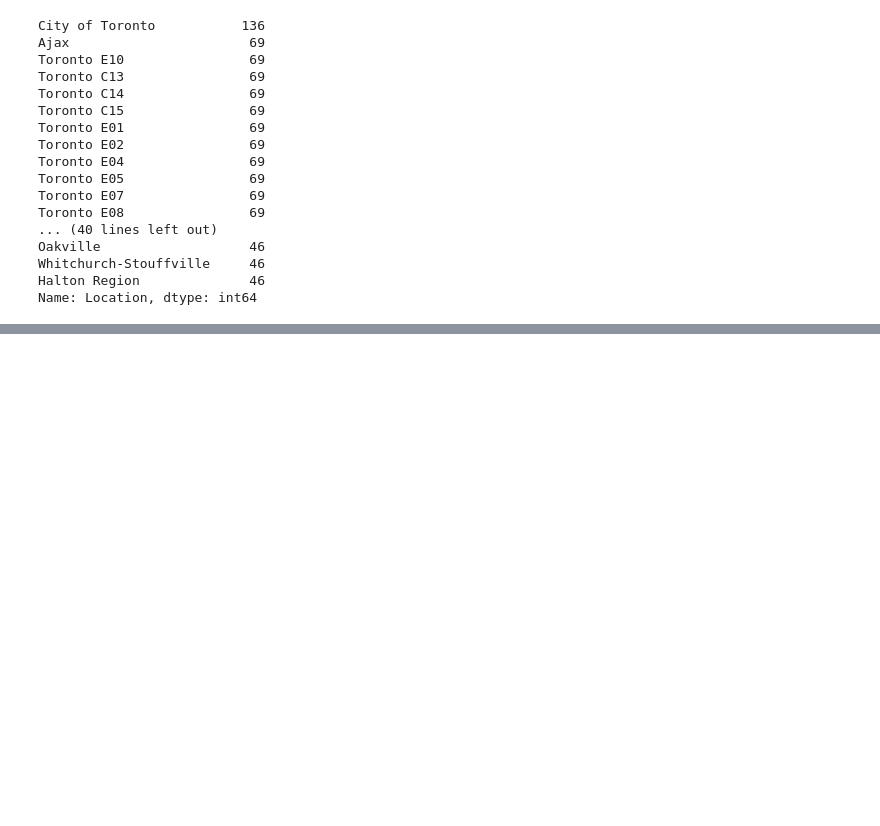
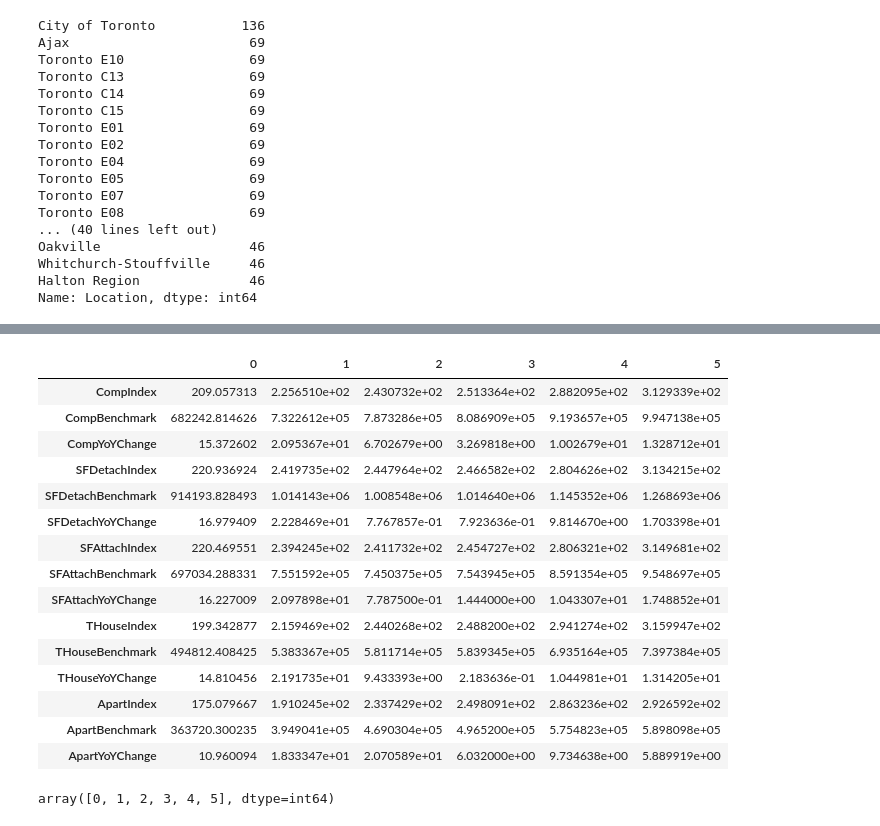
Before and after one commit to ycolagelo/Ontario-Housing-Project, a Jupyter notebook: Kaggle MLS Data.ipynb, the cells around one changed output, grey strips where cells are left out. Cells and saved outputs as stored; diff of their text form; code cells hidden in the pictures; blank space fills up the shorter version.

```diff
--- a/Kaggle MLS Data.ipynb
+++ b/Kaggle MLS Data.ipynb
@@ -383,0 +436,2 @@ Name: Location, dtype: int64
+# %%
+df_2020=mls_data_avg_by_date.loc['2020-01-01':'2021-01-01'].mean()
@@ -383,0 +442,23 @@ Name: Location, dtype: int64
+# %%
+mls_data_avg_by_year
+# %% [output]
+|  | 0 | 1 | 2 | 3 | 4 | 5 |
+| CompIndex | 209.057313 | 2.256510e+02 | 2.430732e+02 | 2.513364e+02 | 2.882095e+02 | 3.129339e+02 |
+| CompBenchmark | 682242.814626 | 7.322612e+05 | 7.873286e+05 | 8.086909e+05 | 9.193657e+05 | 9.947138e+05 |
+| CompYoYChange | 15.372602 | 2.095367e+01 | 6.702679e+00 | 3.269818e+00 | 1.002679e+01 | 1.328712e+01 |
+| SFDetachIndex | 220.936924 | 2.419735e+02 | 2.447964e+02 | 2.466582e+02 | 2.804626e+02 | 3.134215e+02 |
+| SFDetachBenchmark | 914193.828493 | 1.014143e+06 | 1.008548e+06 | 1.014640e+06 | 1.145352e+06 | 1.268693e+06 |
+| SFDetachYoYChange | 16.979409 | 2.228469e+01 | 7.767857e-01 | 7.923636e-01 | 9.814670e+00 | 1.703398e+01 |
+| SFAttachIndex | 220.469551 | 2.394245e+02 | 2.411732e+02 | 2.454727e+02 | 2.806321e+02 | 3.149681e+02 |
+| SFAttachBenchmark | 697034.288331 | 7.551592e+05 | 7.450375e+05 | 7.543945e+05 | 8.591354e+05 | 9.548697e+05 |
+| SFAttachYoYChange | 16.227009 | 2.097898e+01 | 7.787500e-01 | 1.444000e+00 | 1.043307e+01 | 1.748852e+01 |
+| THouseIndex | 199.342877 | 2.159469e+02 | 2.440268e+02 | 2.488200e+02 | 2.941274e+02 | 3.159947e+02 |
+| THouseBenchmark | 494812.408425 | 5.383367e+05 | 5.811714e+05 | 5.839345e+05 | 6.935164e+05 | 7.397384e+05 |
+| THouseYoYChange | 14.810456 | 2.191735e+01 | 9.433393e+00 | 2.183636e-01 | 1.044981e+01 | 1.314205e+01 |
+| ApartIndex | 175.079667 | 1.910245e+02 | 2.337429e+02 | 2.498091e+02 | 2.863236e+02 | 2.926592e+02 |
+| ApartBenchmark | 363720.300235 | 3.949041e+05 | 4.690304e+05 | 4.965200e+05 | 5.754823e+05 | 5.898098e+05 |
+| ApartYoYChange | 10.960094 | 1.833347e+01 | 2.070589e+01 | 6.032000e+00 | 9.734638e+00 | 5.889919e+00 |
+# %%
+mls_data_avg_by_year.columns.values
+# %% [output]
+array([0, 1, 2, 3, 4, 5], dtype=int64)
```
Also changed, not shown: parts of 21 cells of this notebook.
